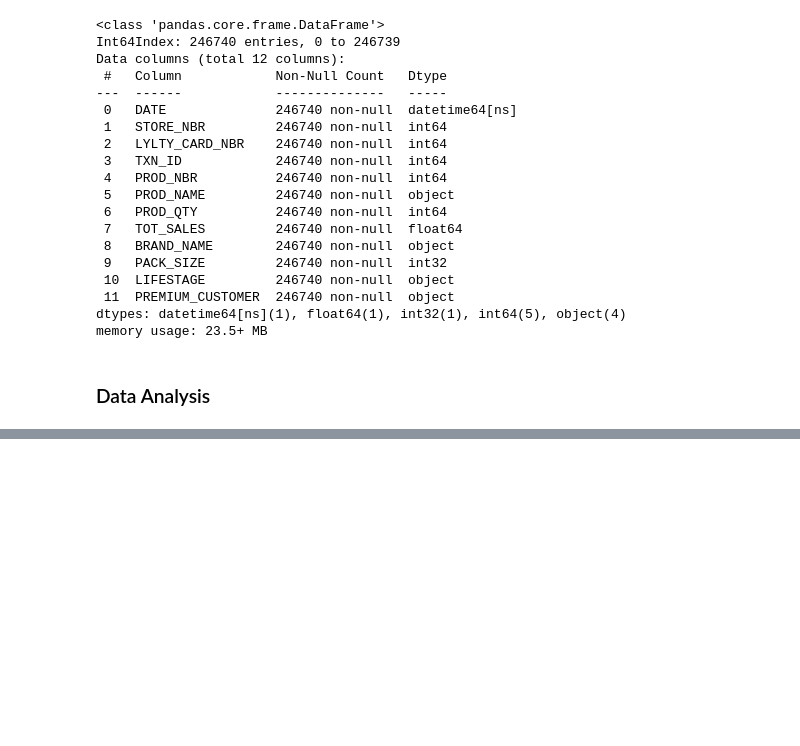
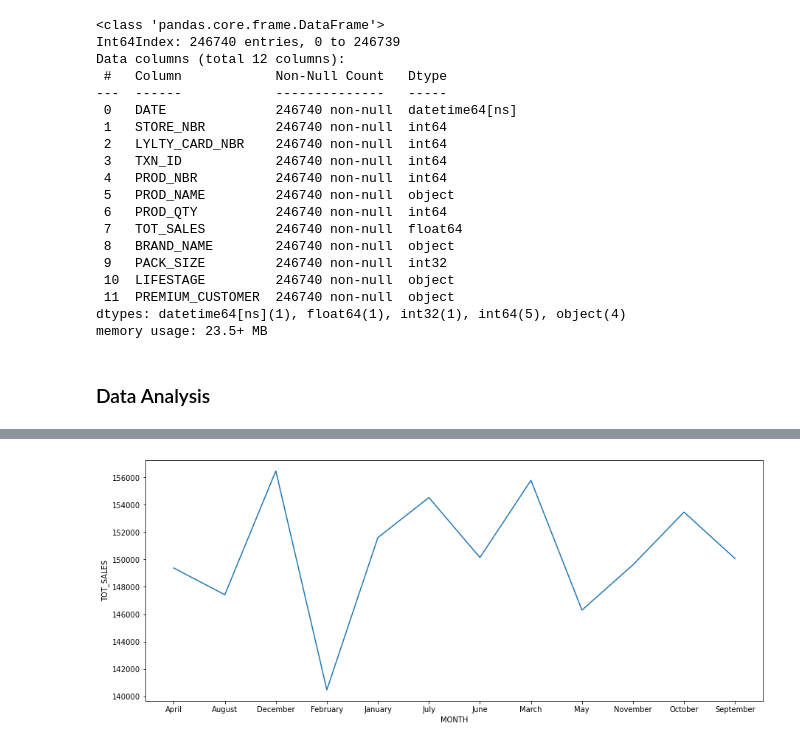
Before and after one commit to mGurjar187/Forage---Quantium-Data-Analytics-Project, a Jupyter notebook: Quantium EDA.ipynb, the cells around one changed output, grey strips where cells are left out. Cells and saved outputs as stored; diff of their text form; code cells hidden in the pictures; blank space fills up the shorter version.

```diff
--- a/Quantium EDA.ipynb
+++ b/Quantium EDA.ipynb
@@ -403,0 +423,6 @@ df.to_csv('Clean_QV_Data.csv', index=False)
+# %%
+# Total Sales by Month
+
+SalesbyMonth = pd.pivot_table(df, index = [df['DATE'].dt.month_name()], values = 'TOT_SALES', aggfunc = np.sum)
+SalesbyMonth = SalesbyMonth.reset_index().rename({'DATE':'MONTH'}, axis = 1)
+SalesbyMonth
@@ -403,0 +443,6 @@ df.to_csv('Clean_QV_Data.csv', index=False)
+# %%
+fig, ax = plt.subplots(figsize = (15,6))
+sns.lineplot(data = SalesbyMonth, x = 'MONTH' , y = 'TOT_SALES')
+plt.show()
+# %% [output]
+[figure, added]
```
Also changed, not shown: parts of 7 cells of this notebook.
